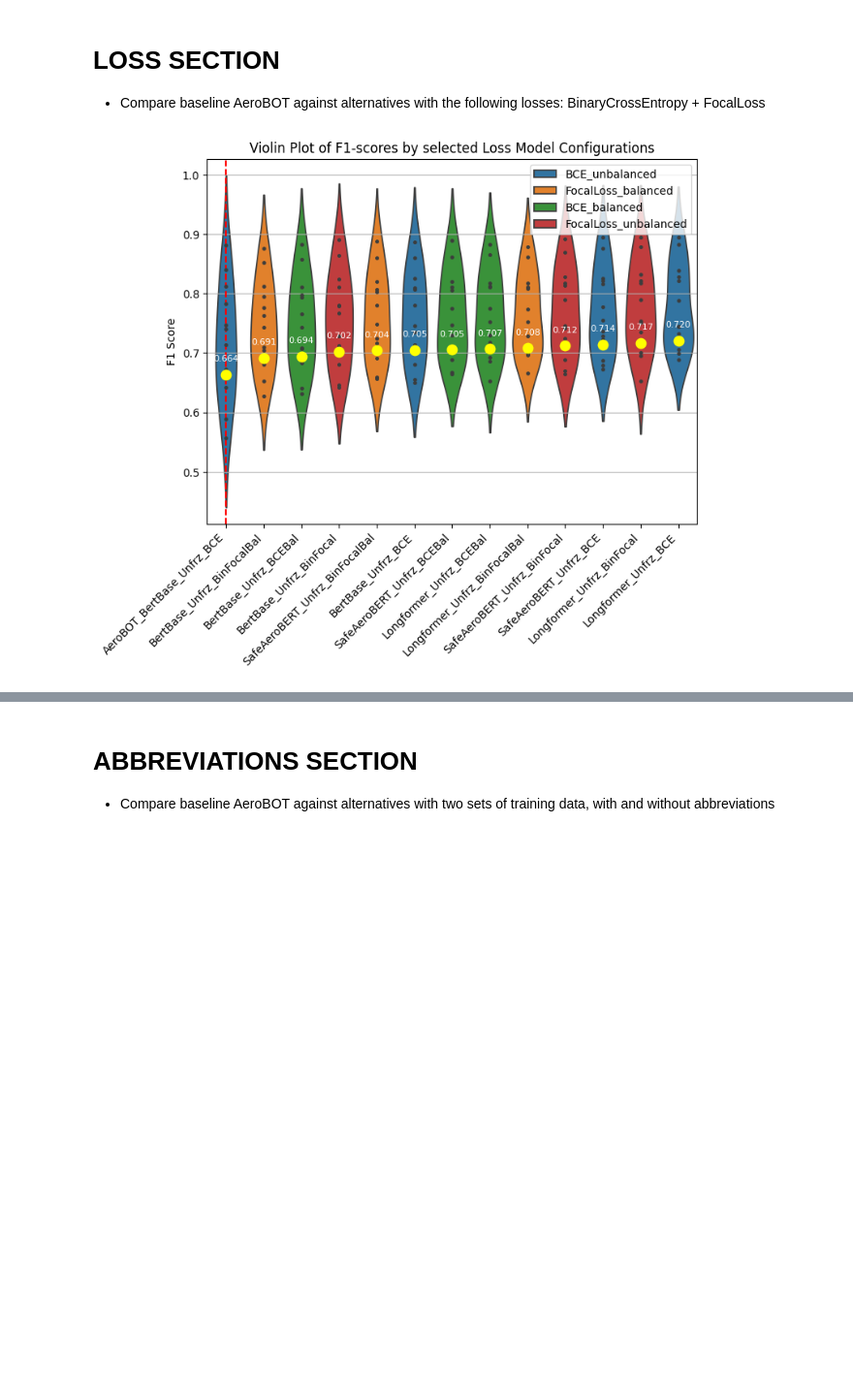
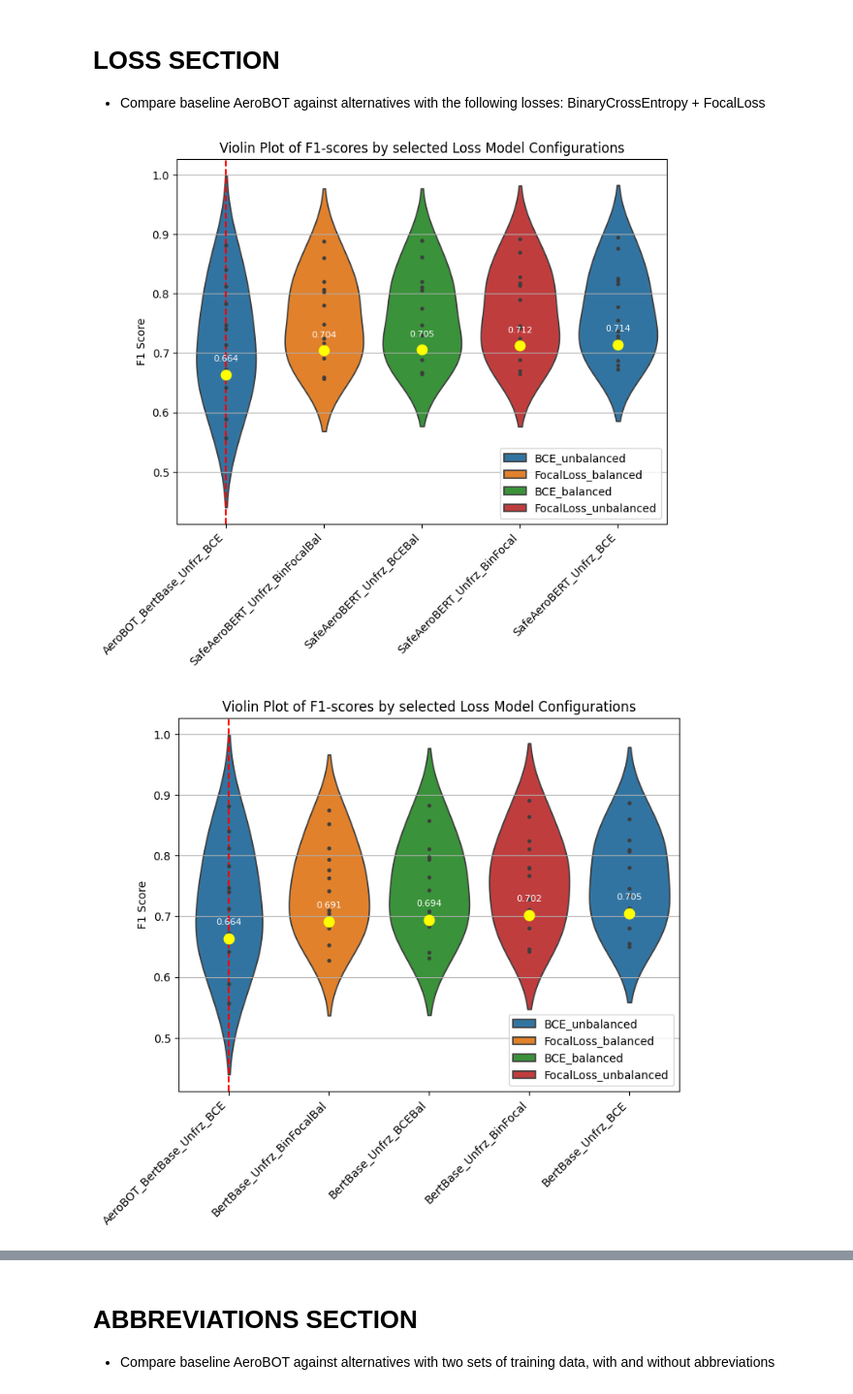
Before and after one commit to Gogonemnem/Safran-Project, a Jupyter notebook: Visualization_plot.ipynb, the cells around one changed output, grey strips where cells are left out. Shown at 97% size. Drawn from its saved outputs; the diff is of its cells as text; code cells hidden in the pictures; blank space fills up the shorter version.

Commit message:
Visualization presentation

```diff
--- a/Visualization_plot.ipynb
+++ b/Visualization_plot.ipynb
@@ -391,60 +391,72 @@ plt.show()
 # %%
 import seaborn as sns
 import matplotlib.pyplot as plt
 
 # Selecting model configurations
 category_list = ['micro avg', 'weighted avg', 'macro avg', 'samples avg', 'No Specific Anomaly Occurred']
 loss_list = ["BCE_unbalanced", "BCE_balanced", "FocalLoss_unbalanced", "FocalLoss_balanced"]
 
 
 # Filter results
 results2 = results.sort_values(by='f1-score')
-filtered_loss = filter_boxplot(["non-abbreviated"], loss_list , ["unfrozen"], "group", category_list, results2)
-filtered_abb = filter_results(["non-abbreviated"], loss_list, ["unfrozen"], "group", "macro avg", results)
 
-# Sort filtered_loss based on 'f1-score' in ascending order
-#filtered_loss_sorted = filtered_loss.sort_values(by='f1-score')
-filtered_abb_sorted = filtered_abb.sort_values(by='f1-score')
+model_combinations = [['AeroBOT', 'SafeAeroBERT'], ['AeroBOT', 'BERT'], ['AeroBOT', 'LongFormer']]
+for model in model_combinations:
+  filtered_loss = filter_boxplot(["non-abbreviated"], loss_list , ["unfrozen"], "group", category_list, results2)
+  filtered_loss = filtered_loss[filtered_loss['Model'].isin(model)]
 
 
-# Get unique values of 'Model Name' column from filtered_abb_sorted
-unique_model_names = filtered_abb_sorted['Model Name'].unique()
+  filtered_abb = filter_results(["non-abbreviated"], loss_list, ["unfrozen"], "group", "macro avg", results)
+  filtered_abb = filtered_abb[filtered_abb['Model'].isin(model)]
 
-# Create a dictionary mapping model names to their order index
-model_name_order = {name: index for index, name in enumerate(unique_model_names)}
 
-# Add a new column to filtered_loss_sorted with the order index of the model names
-filtered_loss['Model Name Order'] = filtered_loss['Model Name'].map(model_name_order)
+  # Sort filtered_loss based on 'f1-score' in ascending order
+  filtered_abb_sorted = filtered_abb.sort_values(by='f1-score')
+  filtered_abb_sorted = filtered_abb_sorted.groupby('Model').apply(lambda x: x.sort_values(by='Model'))
 
-# Sort filtered_loss_sorted by the 'Model Name Order' column
-filtered_loss_sorted = filtered_loss.sort_values(by='Model Name Order')
 
-# Remove the 'Model Name Order' column if desired
-filtered_loss_sorted.drop(columns=['Model Name Order'], inplace=True)
+  # Get unique values of 'Model Name' column from filtered_abb_sorted
+  unique_model_names = filtered_abb_sorted['Model Name'].unique()
 
-# Get unique model names for x-axis ticks
-model_names = filtered_loss_sorted['Short_name'].unique().tolist()
+  # Create a dictionary mapping model names to their order index
+  model_name_order = {name: index for index, name in enumerate(unique_model_names)}
 
-plt.figure(figsize=(8, 6))
-# Violin plot with hue set to 'Model' and using filtered_loss_sorted data
-sns.violinplot(data=filtered_loss_sorted, x="Model Name", y="f1-score", inner="points", saturation=0.75, palette=loss_palette, hue='Loss')
-plt.title('Violin Plot of F1-scores by selected Loss Model Configurations')
-plt.ylabel('F1 Score')
-plt.xticks(range(len(model_names)), model_names, rotation=45, ha='right')
+  # Add a new column to filtered_loss_sorted with the order index of the model names
+  filtered_loss['Model Name Order'] = filtered_loss['Model Name'].map(model_name_order)
 
-# Iterate over the data points and add text annotations
-for i in range(len(filtered_abb_sorted)):
+  # Sort filtered_loss_sorted by the 'Model Name Order' column
+  filtered_loss_sorted = filtered_loss.sort_values(by='Model Name Order')
+
+
+  # Remove the 'Model Name Order' column if desired
+  filtered_loss_sorted.drop(columns=['Model Name Order'], inplace=True)
+
+
+  # Get unique model names for x-axis ticks
+  model_names = filtered_loss_sorted['Short_name'].unique().tolist()
+
+  plt.figure(figsize=(8, 6))
+  # Violin plot with hue set to 'Model' and using filtered_loss_sorted data
+  sns.violinplot(data=filtered_loss_sorted, x="Model Name", y="f1-score", inner="points", saturation=0.75, palette=loss_palette, hue='Loss')
+  plt.title('Violin Plot of F1-scores by selected Loss Model Configurations')
+  plt.ylabel('F1 Score')
+  plt.xticks(range(len(model_names)), model_names, rotation=45, ha='right')
+
+  # Iterate over the data points and add text annotations
+  for i in range(len(filtered_abb_sorted)):
     plt.text(filtered_abb_sorted.iloc[i]['Model Name'], filtered_abb_sorted.iloc[i]['f1-score'] + 0.02,
-             f"{filtered_abb_sorted.iloc[i]['f1-score']:.3f}", ha='center', va='bottom', fontsize=8, color='white')
+              f"{filtered_abb_sorted.iloc[i]['f1-score']:.3f}", ha='center', va='bottom', fontsize=8, color='white')
 
-plt.grid()
+  plt.grid()
 
-aerobot_index = model_names.index('AeroBOT_BertBase_Unfrz_BCE')
-plt.axvline(x=aerobot_index, color='red', linestyle='--')
+  aerobot_index = model_names.index('AeroBOT_BertBase_Unfrz_BCE')
+  plt.axvline(x=aerobot_index, color='red', linestyle='--')
 
-# Add stripplot
-sns.stripplot(data=filtered_abb_sorted, x="Model Name", y="f1-score", color='yellow', size=10, jitter=True)
-plt.xlabel('')
-plt.show()
+  # Add stripplot
+  sns.stripplot(data=filtered_abb_sorted, x="Model Name", y="f1-score", color='yellow', size=10, jitter=True)
+  plt.xlabel('')
+  plt.legend(loc='lower right')
+  plt.show()
 # %% [output]
-[figure, old version]
+[figure, new version]
+[figure, added]
```
Also changed, not shown: parts of 7 cells of this notebook.
